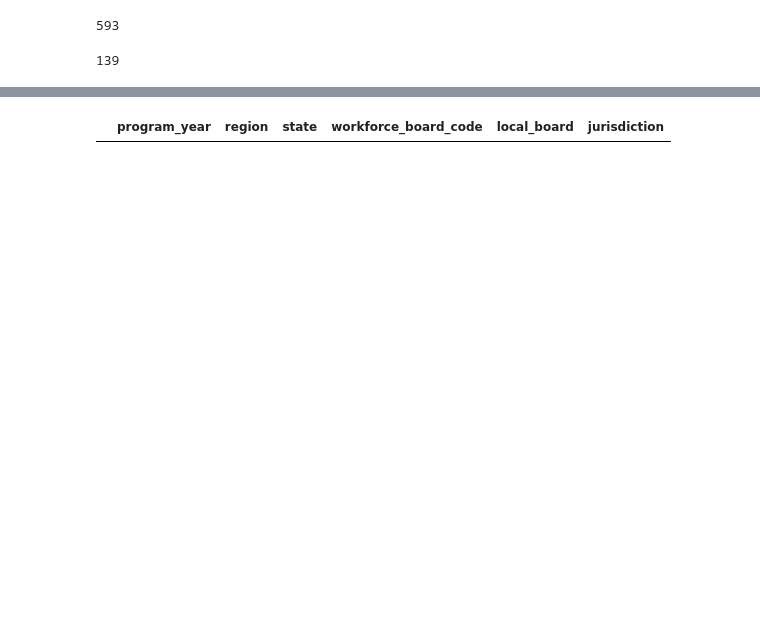
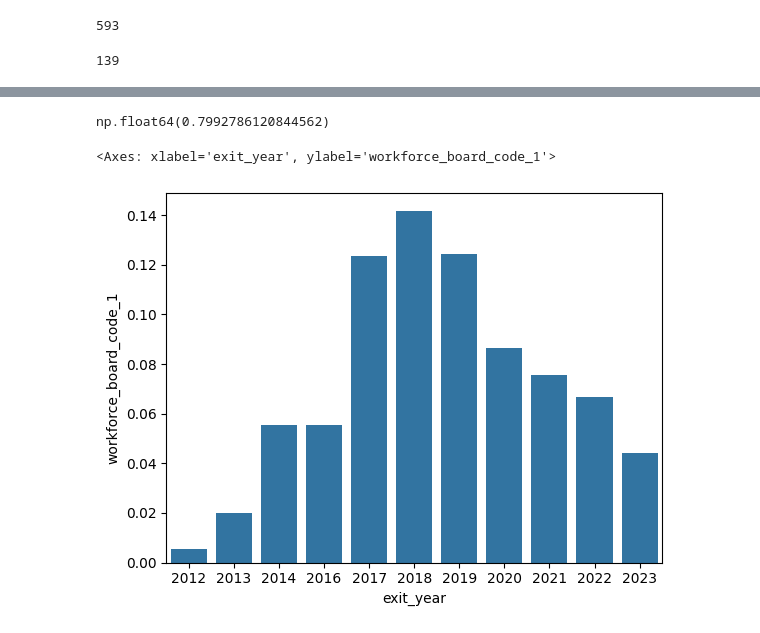
Before and after one commit to jcanedy/retrainability-index, a Jupyter notebook: scripts/create_workforce_boards.ipynb, the cells around one changed output, grey strips where cells are left out. Cells and saved outputs as stored; diff of their text form; code cells hidden in the pictures; blank space fills up the shorter version.

```diff
--- a/scripts/create_workforce_boards.ipynb
+++ b/scripts/create_workforce_boards.ipynb
@@ -352,0 +367,4 @@ df_workforce_boards_final.to_csv("../data/processed/workforce_boards/wdb_demogra
+# %%
+df_workforce_boards_final["is_urban"] = df_workforce_boards_final["population_per_sqm"] > 0.00038610215
+
+df_workforce_boards_final
@@ -375,7 +409,8 @@ lf.collect_schema().names()
 # %%
 df = (
     lf.select(
-        pl.col("workforce_board_code_1").unique()
+        pl.col("exit_year"),
+        pl.col("workforce_board_code_1")
     )
     .collect()
 )
@@ -396,4 +431,4 @@ len(workforce_board_codes_wioa - workforce_board_codes)
 # %%
 df = df.to_pandas()
 # %%
-df.merge(df_workforce_boards_final, left_on="workforce_board_code_1", right_on="workforce_board_code", how="left")
+df_merge = df.merge(df_workforce_boards_final, left_on="workforce_board_code_1", right_on="workforce_board_code", how="left")
@@ -414,4 +434,0 @@ df.merge(df_workforce_boards_final, left_on="workforce_board_code_1", right_on="
-# %%
-df_workforce_boards[df_workforce_boards["workforce_board_code"] == "40080"]
-# %% [output]
-|  | program_year | region | state | workforce_board_code | local_board | jurisdiction |
@@ -419,0 +435,12 @@ df.to_csv("data/processed/workforce_boards.csv")
+# %%
+is_not_na = df_merge[~df_merge["program_year"].isna()]["workforce_board_code_1"].count()
+is_na = df_merge[df_merge["program_year"].isna()]["workforce_board_code_1"].count()
+
+is_not_na / (is_not_na + is_na)
+# %% [output]
+np.float64(0.7992786120844562)
+# %%
+sns.barplot(df_merge[~df_merge["program_year"].isna()].groupby("exit_year")["workforce_board_code_1"].count() / 14486891)
+# %% [output]
+<Axes: xlabel='exit_year', ylabel='workforce_board_code_1'>
+[figure, added]
```
Also changed, not shown: parts of 13 cells of this notebook, 20 other files.
